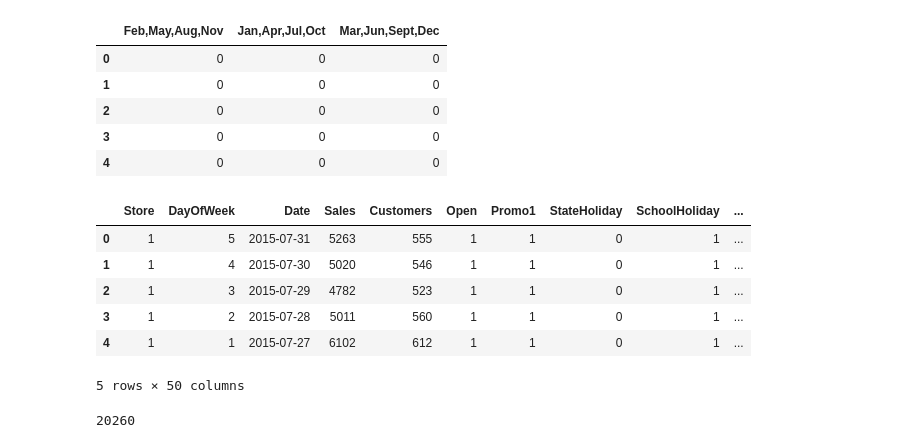
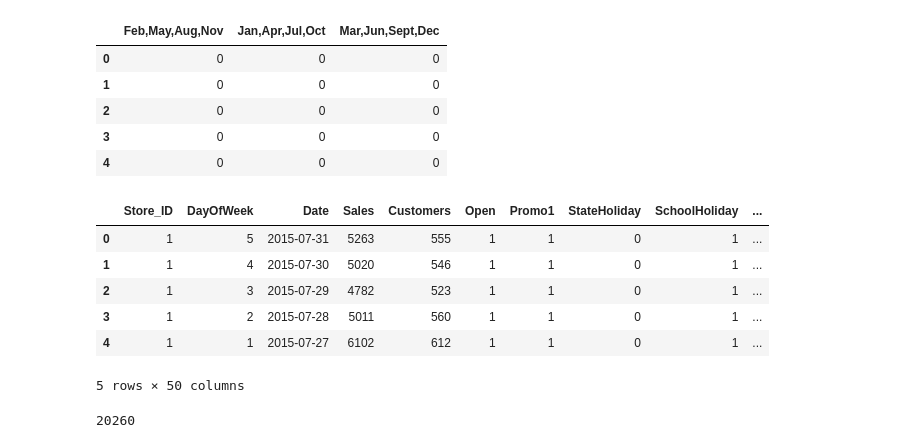
Before and after one commit to manuelfreude/sales-forecast-retail, a Jupyter notebook: Rossmann cleanup.ipynb, the cells around one changed output. Cells and saved outputs as stored; diff of their text form; code cells hidden in the pictures.

```diff
--- a/Rossmann cleanup.ipynb
+++ b/Rossmann cleanup.ipynb
@@ -377,35 +377,36 @@ data.rename(columns={'d': 'Type_D'}, inplace=True)
 
 data = pd.concat([data, assortment], axis=1)
 data.rename(columns={'a': 'Asort_Basic'}, inplace=True)
 data.rename(columns={'b': 'Asort_Extra'}, inplace=True)
 data.rename(columns={'c': 'Asort_Extended'}, inplace=True)
 
 data = pd.concat([data, month], axis=1)
 data.rename(columns={1: 'Jan'}, inplace=True)
 data.rename(columns={2: 'Feb'}, inplace=True)
 data.rename(columns={3: 'Mar'}, inplace=True)
 data.rename(columns={4: 'Apr'}, inplace=True)
 data.rename(columns={5: 'May'}, inplace=True)
 data.rename(columns={6: 'Jun'}, inplace=True)
 data.rename(columns={7: 'Jul'}, inplace=True)
 data.rename(columns={8: 'Aug'}, inplace=True)
 data.rename(columns={9: 'Sep'}, inplace=True)
 data.rename(columns={10: 'Oct'}, inplace=True)
 data.rename(columns={11: 'Nov'}, inplace=True)
 data.rename(columns={12: 'Dec'}, inplace=True)
 
 data = pd.concat([data, year], axis=1)
 
 data = pd.concat([data, promo_interval], axis=1)
 data.rename(columns={'Promo': 'Promo1'}, inplace=True)
 data.rename(columns={'Feb,May,Aug,Nov': 'Promo2_Feb,May,Aug,Nov'}, inplace=True)
 data.rename(columns={'Jan,Apr,Jul,Oct': 'Promo2_Jan,Apr,Jul,Oct'}, inplace=True)
 data.rename(columns={'Mar,Jun,Sept,Dec': 'Promo2_Mar,Jun,Sept,Dec'}, inplace=True)
-
+data.rename(columns={'Day': 'DayOfMonth'}, inplace=True)
+data.rename(columns={'Store': 'Store_ID'}, inplace=True)
 
 data.head()
 # %% [output]
-|  | Store | DayOfWeek | Date | Sales | Customers | Open | Promo1 | StateHoliday | SchoolHoliday | ... |
+|  | Store_ID | DayOfWeek | Date | Sales | Customers | Open | Promo1 | StateHoliday | SchoolHoliday | ... |
 | 0 | 1 | 5 | 2015-07-31 | 5263 | 555 | 1 | 1 | 0 | 1 | ... |
 | 1 | 1 | 4 | 2015-07-30 | 5020 | 546 | 1 | 1 | 0 | 1 | ... |
 | 2 | 1 | 3 | 2015-07-29 | 4782 | 523 | 1 | 1 | 0 | 1 | ... |
```
Also changed, not shown: parts of 4 cells of this notebook, 1 other file.
